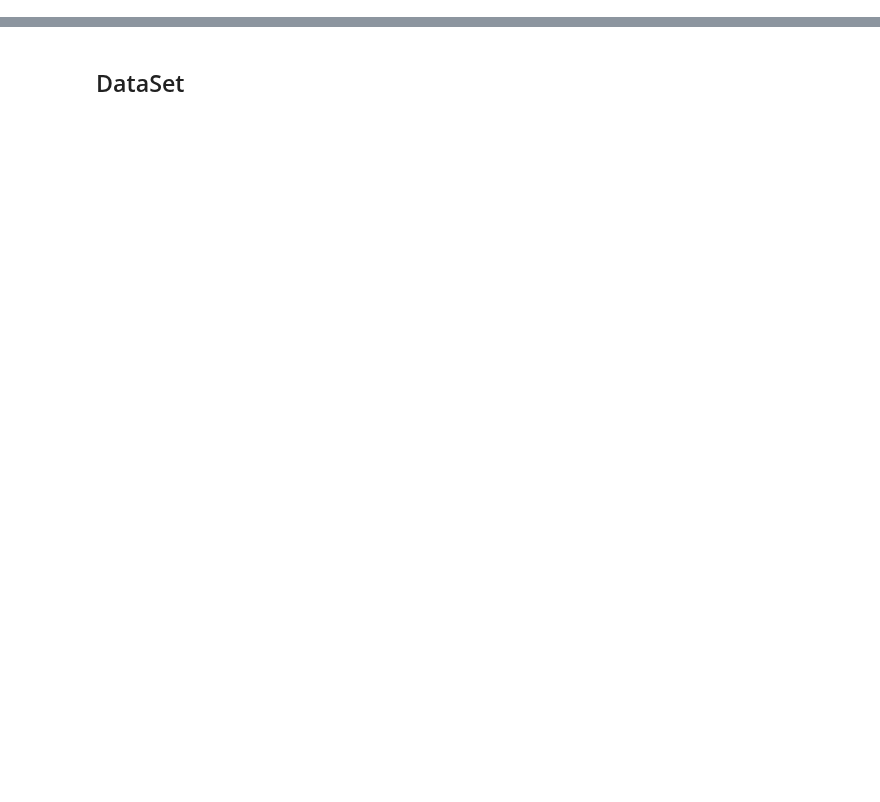
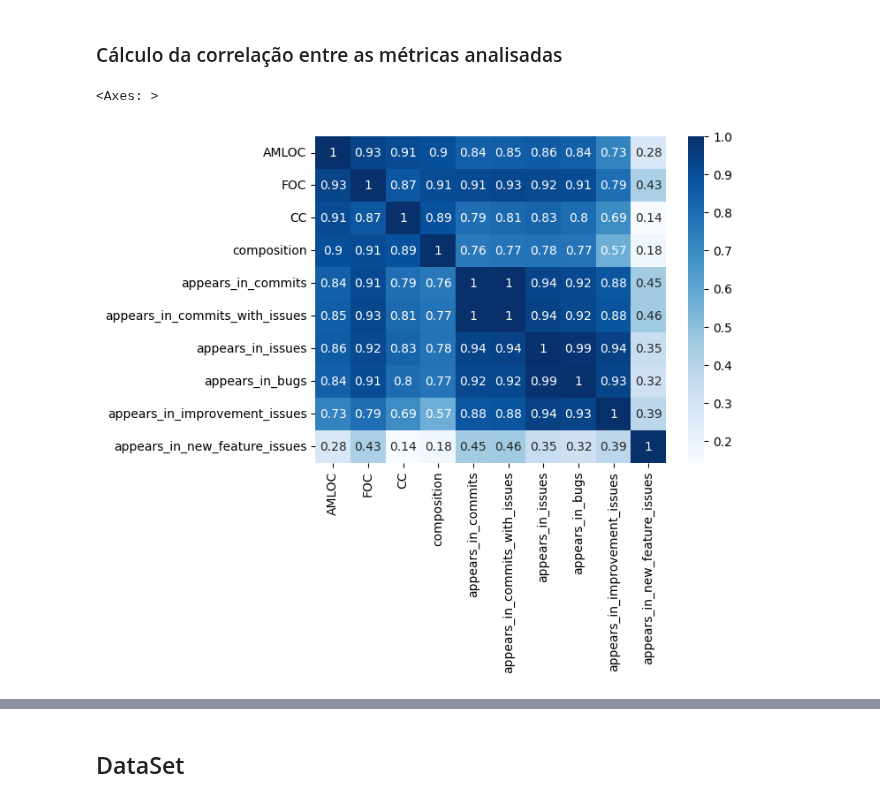
Before and after one commit to armandossrecife/my_validation, a Jupyter notebook: My_Commits_and_my_Issues_from_Cassandra.ipynb, the cells around one changed output, grey strips where cells are left out. Saved outputs shown, nothing was run; the diff lists cells and outputs as text; code cells hidden in the pictures; blank space fills up the shorter version.

```diff
--- a/My_Commits_and_my_Issues_from_Cassandra.ipynb
+++ b/My_Commits_and_my_Issues_from_Cassandra.ipynb
@@ -85,0 +1208,10 @@ def calculate_sample_size(confidence_level, margin_of_error, population_proporti
+# %% [markdown]
+### Cálculo da correlação entre as métricas analisadas
+# %%
+# calculate the correlation matrix on the numeric columns
+corr = df_critical_files_info_full.select_dtypes('number').corr()
+
+sns.heatmap(corr, cmap='Blues', annot=True)
+# %% [output]
+<Axes: >
+[figure, added]
```
Also changed, not shown: parts of 113 cells of this notebook.
